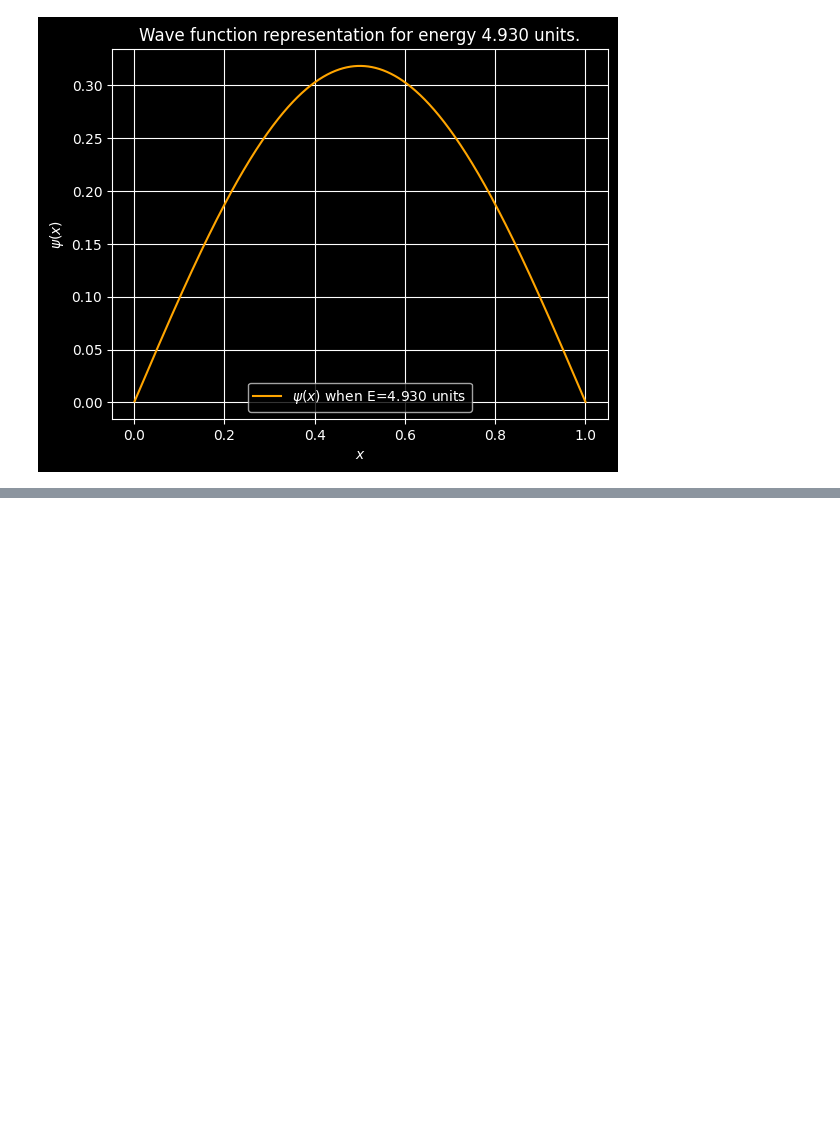
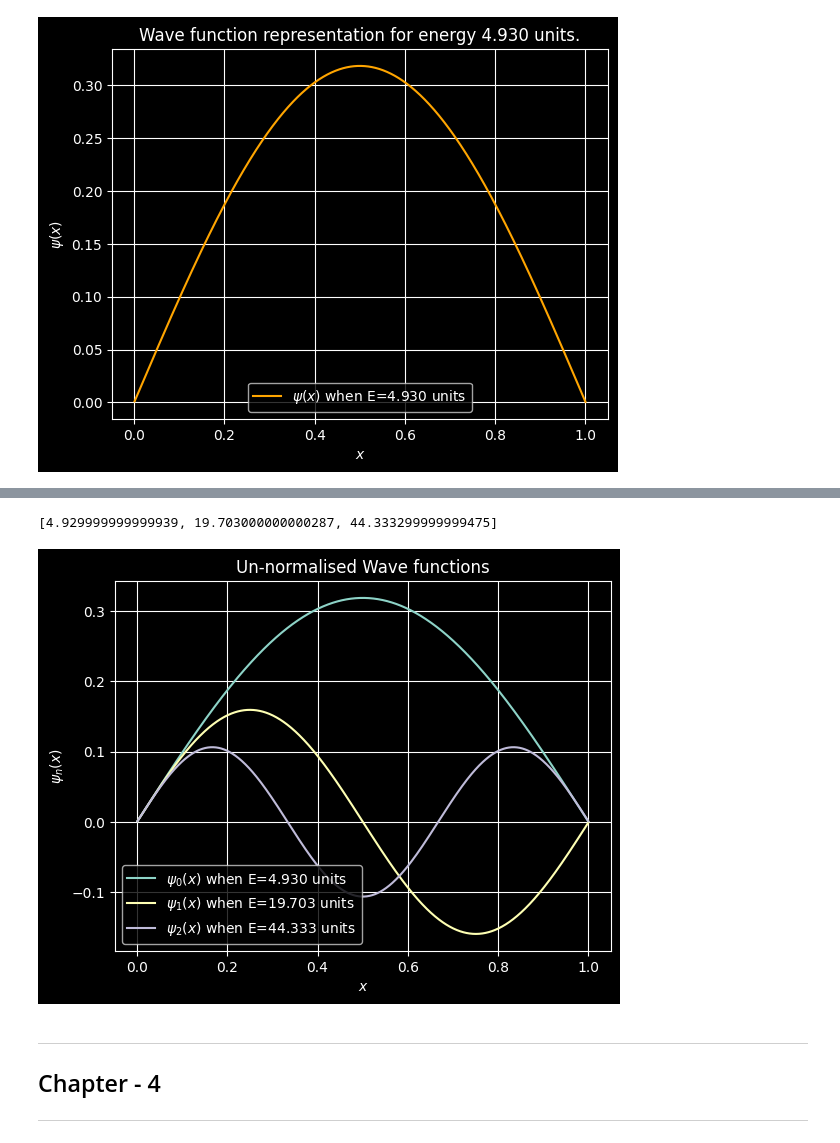
Before and after one commit to SuhasPK/My-Computational-Physics, a Jupyter notebook: Project-8/qm_particle_in_a_box.ipynb, the cells around one changed output, grey strips where cells are left out. Cells and saved outputs as stored; diff of their text form; code cells hidden in the pictures; blank space fills up the shorter version.

Commit message:
updated the chapter-3.

```diff
--- a/Project-8/qm_particle_in_a_box.ipynb
+++ b/Project-8/qm_particle_in_a_box.ipynb
@@ -174,7 +209,7 @@ while counter <= nmax:
 
 
         while x<= a:
-            ddpsi = 2*m/h**2*(V-E)*psi
+            ddpsi = 2*m/hbar**2*(V-E)*psi
             dpsi = dpsi+ddpsi*dx
             psi = psi+dpsi*dx
             x = x+dx
@@ -188,8 +223,19 @@ while counter <= nmax:
     E = E*1.1
 # %%
 eigen_energies
+# %% [output]
+[4.929999999999939, 19.703000000000287, 44.333299999999475]
 # %%
 counter = 1
 while counter<=nmax:
-    plt.plot(xlist, eigen_function[counter-1][0],label=f"$\psi_{{{counter}}}(x)$")
+    plt.plot(xlist, eigen_function[counter-1][0],label="$\psi_{%d}(x)$ when E=%.3f units"%(counter-1,eigen_energies[counter-1]))
     counter=counter+1
+
+plt.legend()
+plt.title('Un-normalised Wave functions')
+plt.ylabel("$\psi_{n}(x)$")
+plt.xlabel("$x$")
+plt.grid()
+plt.show()
+# %% [output]
+[figure, added]
@@ -207,3 +242,8 @@ plt.show()
+# %% [markdown]
+---
+## Chapter - 4
+
+---
 # %%
 counter = 1
 
```
Also changed, not shown: parts of 5 cells of this notebook.
